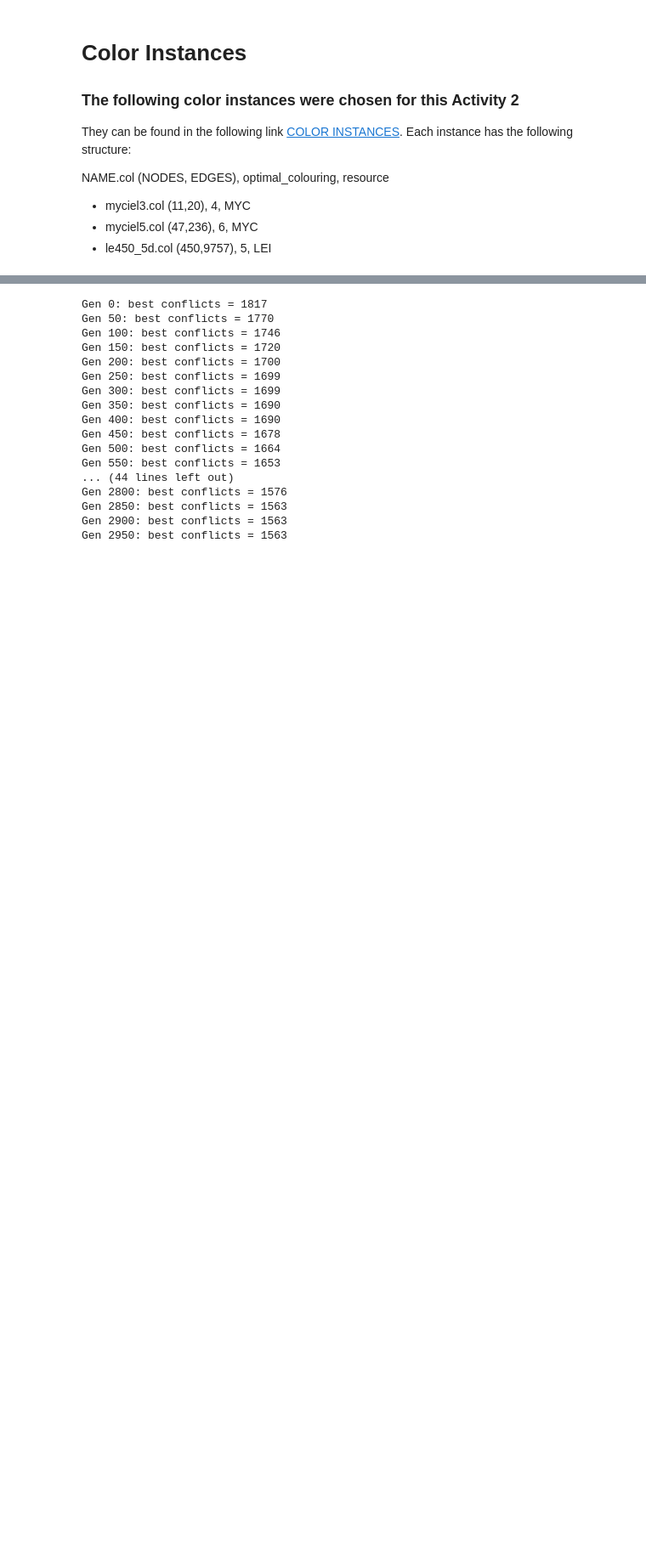
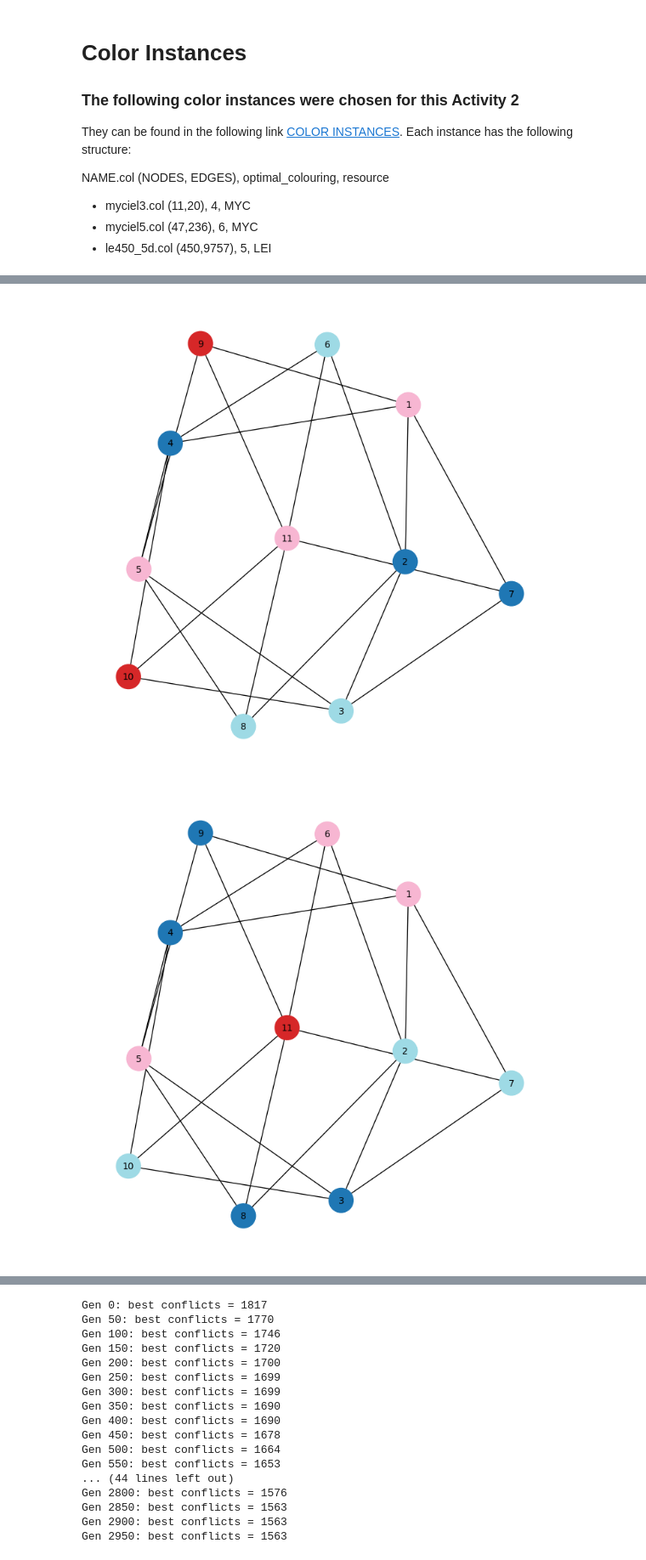
Before and after one commit to sarmijavier/optimization_with_genetic_algorithms, a Jupyter notebook: activity_2.ipynb, the cells around one changed output, grey strips where cells are left out. Shown at 85% size. Cells and saved outputs as stored; diff of their text form; code cells hidden in the pictures; blank space fills up the shorter version.

```diff
--- a/activity_2.ipynb
+++ b/activity_2.ipynb
@@ -144,0 +112,4 @@ Number of Colors {0, 1, 2, 3}
+# %%
+import pandas as pd
+df = pd.DataFrame(csv, columns=columns)
+df.to_csv('genetic_algorithm_results.csv', index=False)
@@ -144,0 +132,7 @@ Number of Colors {0, 1, 2, 3}
+# %%
+top_3 = df.sort_values(
+    by=['num_colors', 'generation', 'time'],
+    ascending=[True, True, True]
+).head(3)
+
+top_3
@@ -144,0 +144,4 @@ Number of Colors {0, 1, 2, 3}
+# %%
+best = top_3[['best', 'Configuration']]
+list_best = best['best'].to_list()
+list_best
@@ -144,0 +153,7 @@ Number of Colors {0, 1, 2, 3}
+# %%
+for i in list_best:
+    G = problem.build_nx_graph()
+    problem.draw_colored_graph(G, i)
+# %% [output]
+[figure, added]
+[figure, added]
```
Also changed, not shown: parts of 20 cells of this notebook, 3 other files.
